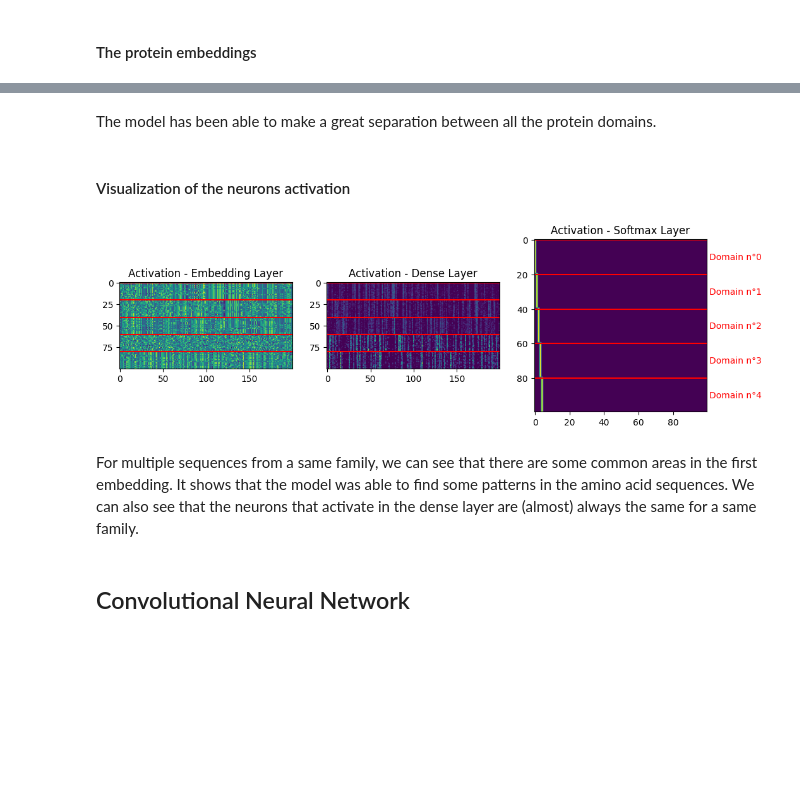
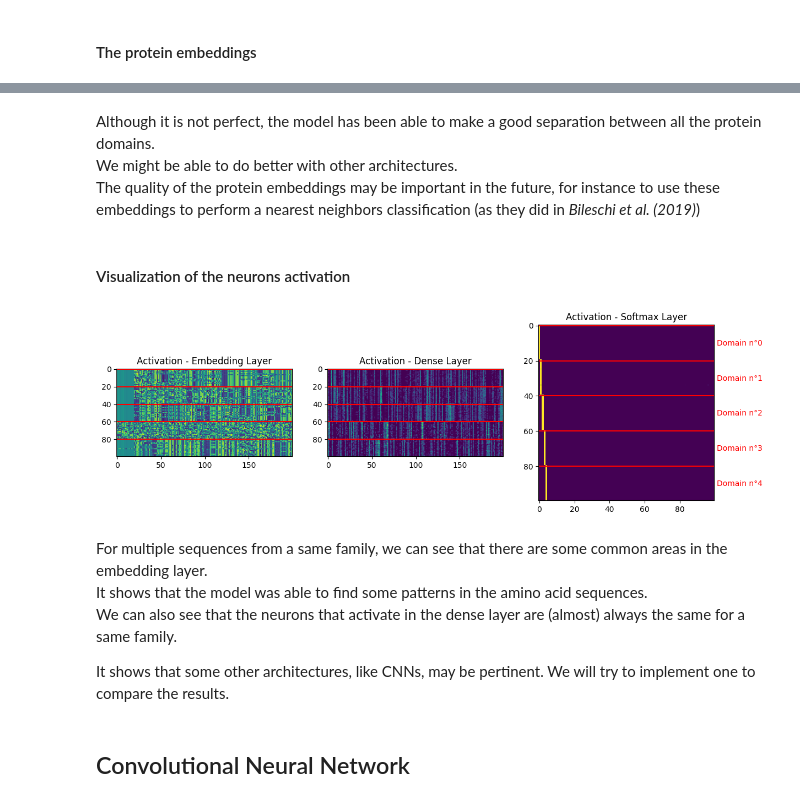
Before and after one commit to yanisadel/Protein-classification-on-Pfam-database, a Jupyter notebook: main.ipynb, the cells around one changed output, grey strips where cells are left out. Saved outputs shown, nothing was run; the diff lists cells and outputs as text; code cells hidden in the pictures; blank space fills up the shorter version.

```diff
--- a/main.ipynb
+++ b/main.ipynb
@@ -479,7 +559,7 @@ class_weight_dict = dict(enumerate(weights_train))
 ## Data parameters
 # %%
 data_params = {
-    'input_dim': len(amino_acids_to_keep) + 1, # We add 1 for the token used for padding
+    'input_dim': len(amino_acids_to_keep) + 2, # We add 1 for the token used for padding, and 1 for the token used for 'CLS'
     'input_length': sequences_length,
     'num_classes': num_classes
 }
@@ -768,7 +851,7 @@ They opted for sinusoids and cosines because they intended their model to handle
 Since our case doesn't involve longer sequences (as the sequences are truncated), I will use an embedding matrix for positional embedding.
 # %%
 class EmbeddingLayer(tf.keras.Model):
-    def __init__(self, input_dim, embedding_output_dim, input_length, embedding_by_position=False, **kwargs):
+    def __init__(self, input_dim, embedding_output_dim, input_length, embedding_by_position=False, mask_zero=True, **kwargs):
         """
         Embedding layer for protein sequences. It consists of an tf.keras.Layer.Embedding based on the different amino acids,
         and eventually an embedding based on the position of every amino acid in the sequence.
@@ -783,18 +866,27 @@ class EmbeddingLayer(tf.keras.Model):
             None
         """
         super().__init__()
-        self.amino_acid_embedding = layers.Embedding(input_dim=input_dim, output_dim=embedding_output_dim, input_length=input_length)
+        self.amino_acid_embedding = layers.Embedding(input_dim=input_dim, output_dim=embedding_output_dim, input_length=input_length, mask_zero=mask_zero)
 
         self.embedding_by_position = embedding_by_position
         if self.embedding_by_position:
-            self.position_embedding = layers.Embedding(input_dim=input_length, output_dim=embedding_output_dim)
+            # I transform input_length into input_length+1, because I will keep the "0" token is already used for padding
+            self.position_embedding = layers.Embedding(input_dim=input_length+1, output_dim=embedding_output_dim, mask_zero=mask_zero)
             self.input_length = input_length
+
+        self.mask_zero = mask_zero
 
     def call(self, inputs, training=False):
         x = self.amino_acid_embedding(inputs)
 
         if self.embedding_by_position:
-            x += self.position_embedding(tf.range(self.input_length))
+            positions = tf.range(1, self.input_length + 1)
+            position_embedding = self.position_embedding(positions)
+            if self.mask_zero:
+                mask = tf.cast(tf.not_equal(inputs, 0), tf.float32)  # Mask for zeros in inputs
+                position_embedding = position_embedding * tf.expand_dims(mask, axis=-1)  # Apply mask
+
+            x += position_embedding
         return x
 
 def _test():
@@ -826,7 +918,7 @@ If it proves effective, we will try to understand the reasons behind its success
 ### Model creation
 # %%
 class FeedforwardNeuralNetwork(tf.keras.Model):
-    def __init__(self, num_classes, input_dim, embedding_output_dim, input_length, nb_dense_units=128, dropout_rate=0.2, embedding_by_position=False, **kwargs):
+    def __init__(self, num_classes, input_dim, embedding_output_dim, input_length, nb_dense_units=128, dropout_rate=0.2, embedding_by_position=False, mask_zero=True, **kwargs):
         """
         A simple feedforward neural network model for our classification problem.
         It is composed of two dense layers
@@ -854,9 +946,10 @@ class FeedforwardNeuralNetwork(tf.keras.Model):
         """
         super().__init__()
         self.embedding_layer = EmbeddingLayer(input_dim=input_dim,
-                                             embedding_output_dim=embedding_output_dim,
-                                             input_length=input_length,
-                                             embedding_by_position=embedding_by_position)
+                                              embedding_output_dim=embedding_output_dim,
+                                              input_length=input_length,
+                                              embedding_by_position=embedding_by_position,
+                                              mask_zero=mask_zero)
 
         self.flatten = layers.Flatten()
         self.dense = layers.Dense(nb_dense_units, activation='relu')
@@ -969,7 +1070,8 @@ Best score : 0.021221822127699852
 # %%
 embedding_params = {
     'embedding_output_dim': 20,
-    'embedding_by_position': False
+    'embedding_by_position': False,
+    'mask_zero': True,
 }
 model_params = {
     'nb_dense_units': 256,
@@ -1078,5 +1188,7 @@ WARNING:matplotlib.legend:No artists with labels found to put in legend.  Note t
-# %% [markdown]
-The model has been able to make a great separation between all the protein domains.
+# %% [markdown]
+Although it is not perfect, the model has been able to make a good separation between all the protein domains.
+We might be able to do better with other architectures.
+The quality of the protein embeddings may be important in the future, for instance to use these embeddings to perform a nearest neighbors classification (as they did in _Bileschi et al. (2019)_)
 # %% [markdown]
 #### Visualization of the neurons activation
 # %%
@@ -1107,30 +1219,32 @@ for key, value in all_activations.items():
     all_activations[key] = np.concatenate(value, axis=0)
 # %%
 # Show
-plt.figure(figsize=(12, 12))
+plt.figure(figsize=(14, 14))
 
 cmap = 'viridis'
 for subplot, layer in zip([131, 132, 133], ['embedding', 'dense', 'softmax']):
     plt.subplot(subplot)
     plt.imshow(all_activations[layer], cmap=cmap)
     plt.title(f'Activation - {layer.capitalize()} Layer')
     for i in range(nb_classes_to_compare):
         plt.axhline(y=i*nb_proteins_to_keep_per_class, color='red')
 
         if subplot == 133:
             plt.text(x=all_activations[layer].shape[-1] + 1,
                      y=(i + 1/2)*nb_proteins_to_keep_per_class,
                      s=f'Domain n°{i}',
                      color='red',
                      va='center')
 
 plt.show()
 # %% [output]
-[figure, old version]
+[figure, new version]
 # %% [markdown]
-For multiple sequences from a same family, we can see that there are some common areas in the first embedding.
+For multiple sequences from a same family, we can see that there are some common areas in the embedding layer.
 It shows that the model was able to find some patterns in the amino acid sequences.
 We can also see that the neurons that activate in the dense layer are (almost) always the same for a same family.
+
+It shows that some other architectures, like CNNs, may be pertinent. We will try to implement one to compare the results.
 # %% [markdown]
 ## Convolutional Neural Network
 # %% [markdown]
```
Also changed, not shown: parts of 148 cells of this notebook, 1 other file.
